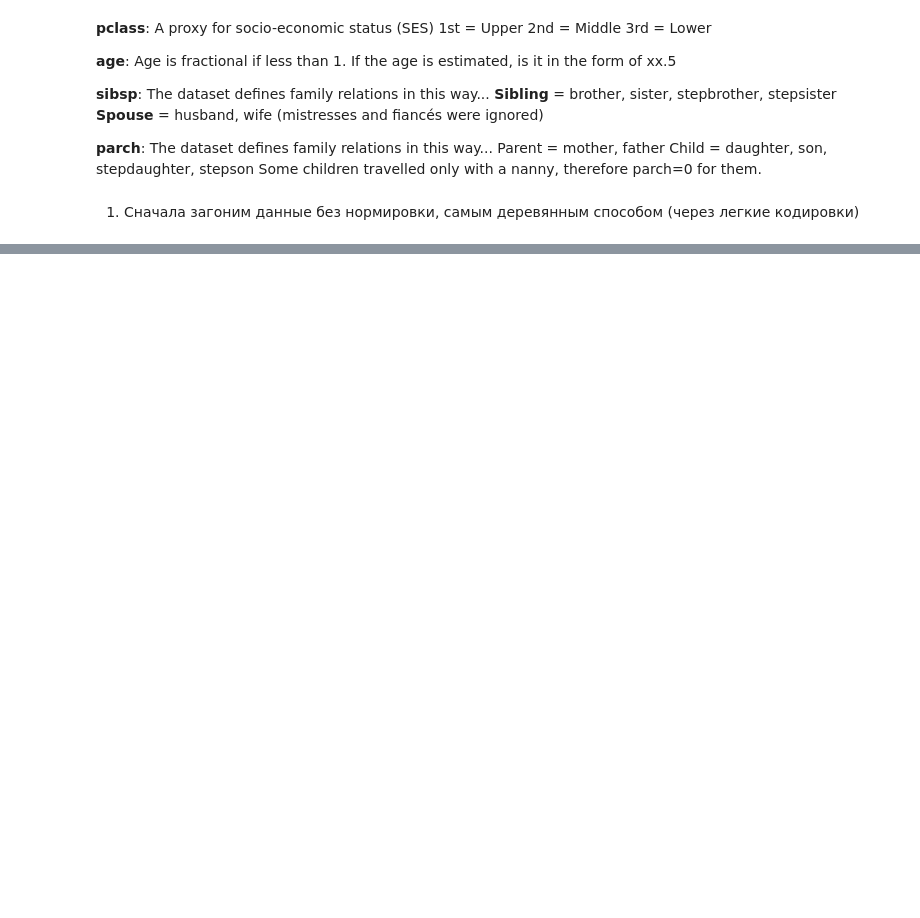
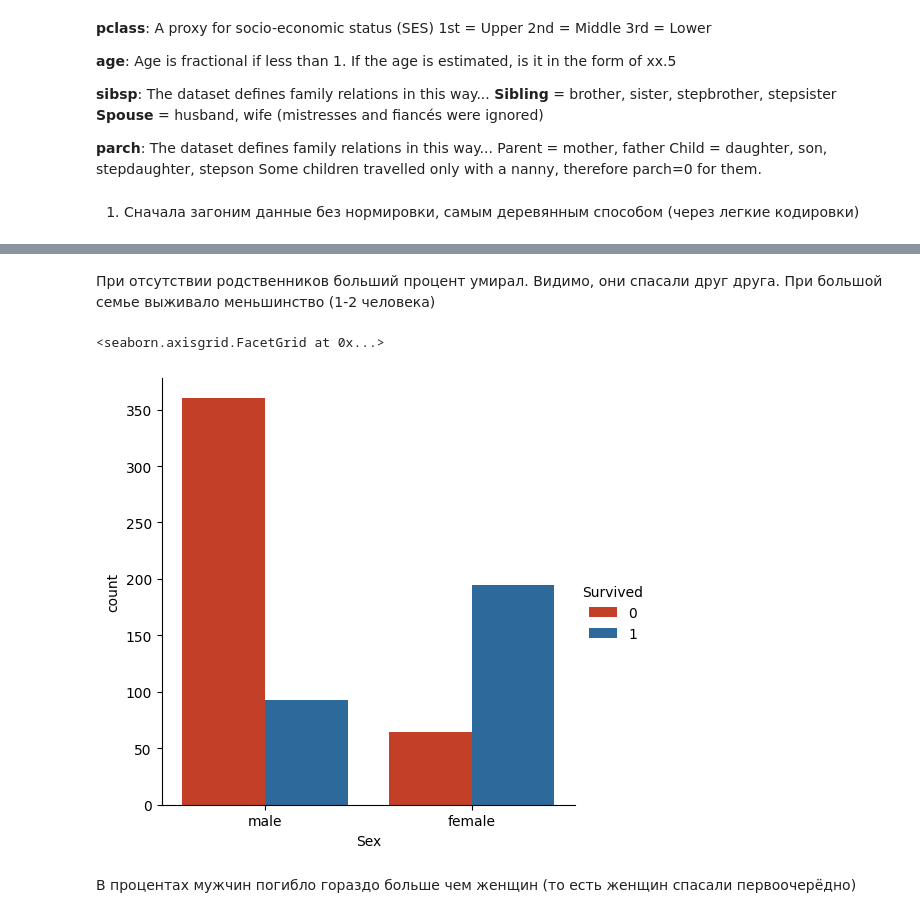
Before and after one commit to Sidyaniv/titanic_prediction, a Jupyter notebook: EDA.ipynb, the cells around one changed output, grey strips where cells are left out. Cells and saved outputs as stored; diff of their text form; code cells hidden in the pictures; blank space fills up the shorter version.

```diff
--- a/EDA.ipynb
+++ b/EDA.ipynb
@@ -68,3 +93,10 @@ sns.catplot(data=train_cleared, x = 'Pclass', kind='count')
+# %% [markdown]
+При отсутствии родственников больший процент умирал. Видимо, они спасали друг друга. При большой семье выживало меньшинство (1-2 человека)
 # %%
-train_cleared
+sns.catplot(data=train_cleared, x = 'Sex', hue='Survived', kind='count', palette = custom_colors)
+# %% [output]
+<seaborn.axisgrid.FacetGrid at 0x...>
+[figure, added]
+# %% [markdown]
+В процентах мужчин погибло гораздо больше чем женщин (то есть женщин спасали первоочерёдно)
 # %%
```
Also changed, not shown: parts of 11 cells of this notebook.
